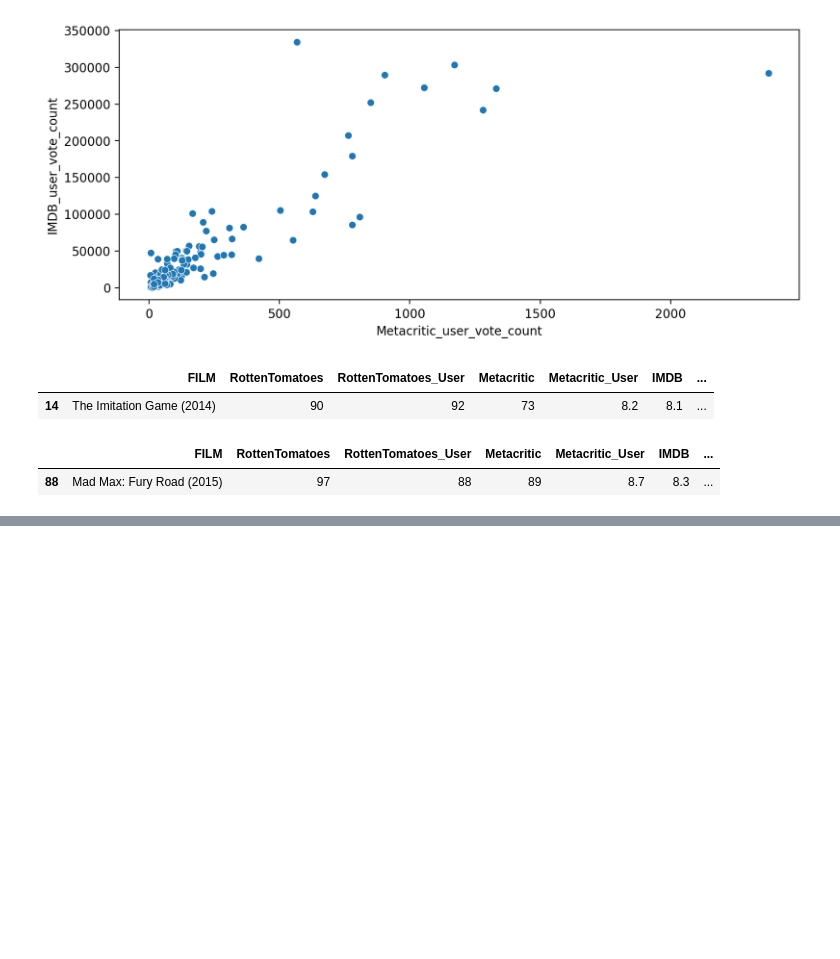
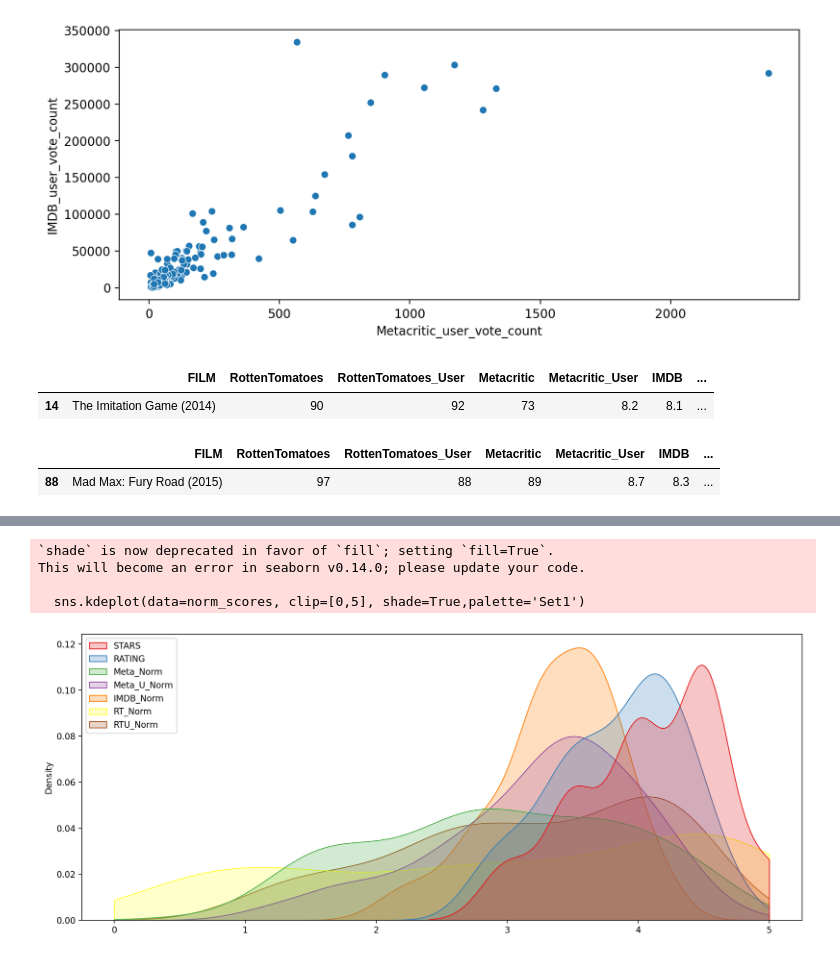
Before and after one commit to danielle3625/portilla_DSA_capstone, a Jupyter notebook: movie_capstone.ipynb, the cells around one changed output, grey strips where cells are left out. Cells and saved outputs as stored; diff of their text form; code cells hidden in the pictures; blank space fills up the shorter version.

```diff
--- a/movie_capstone.ipynb
+++ b/movie_capstone.ipynb
@@ -364,0 +433,21 @@ df
+# %%
+
+# Use move_legend() function for repositioning the legend providing by Michael Waskom via github
+# https://github.com/mwaskom/seaborn/issues/2280
+
+def move_legend(ax, new_loc, **kws):
+    old_legend = ax.legend_
+    handles = old_legend.legendHandles
+    labels = [t.get_text() for t in old_legend.get_texts()]
+    title = old_legend.get_title().get_text()
+    ax.legend(handles, labels, loc=new_loc, title=title, **kws)
+# %%
+fig, ax = plt.subplots(figsize=(15,6), dpi=200)
+sns.kdeplot(data=norm_scores, clip=[0,5], shade=True,palette='Set1')
+move_legend(ax, "upper left")
+# %% [output]
+`shade` is now deprecated in favor of `fill`; setting `fill=True`.
+This will become an error in seaborn v0.14.0; please update your code.
+
+  sns.kdeplot(data=norm_scores, clip=[0,5], shade=True,palette='Set1')
+[figure, added]
```
Also changed, not shown: parts of 17 cells of this notebook.
